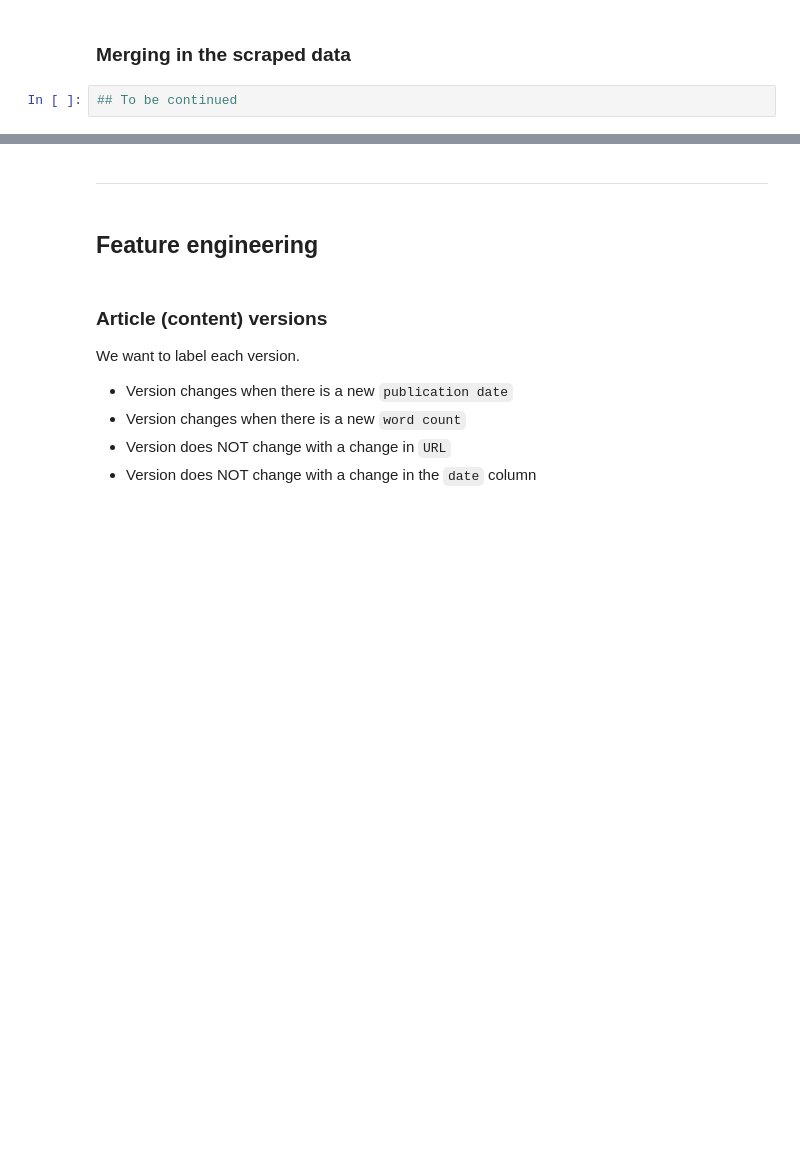
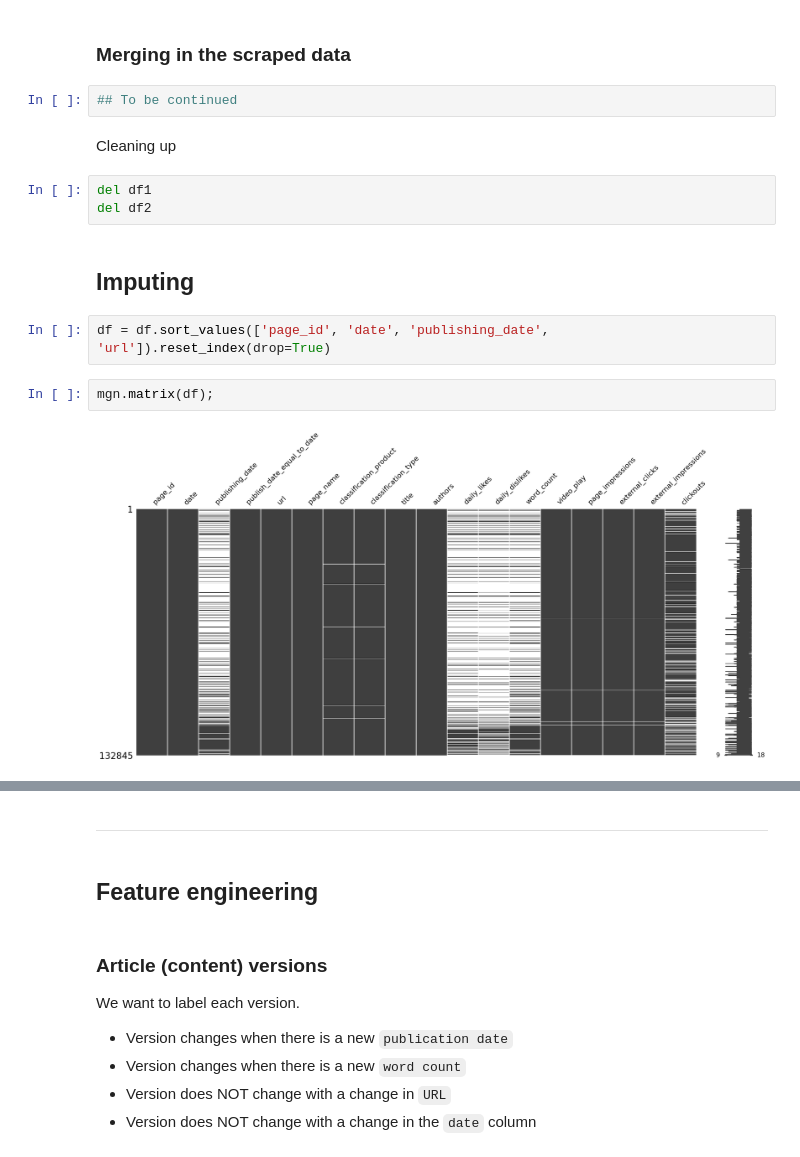
Before and after one commit to RenzoTorrecuso/d-drivers, a Jupyter notebook: notebooks/Cleaning-categorising-katja.ipynb, the cells around one changed output, grey strips where cells are left out. Drawn from its saved outputs; the diff is of its cells as text; blank space fills up the shorter version.

```diff
--- a/notebooks/Cleaning-categorising-katja.ipynb
+++ b/notebooks/Cleaning-categorising-katja.ipynb
@@ -128,3 +187,16 @@ mgn.matrix(df);
 ### Merging in the scraped data
 # %%
 ## To be continued
+# %% [markdown]
+Cleaning up
+# %%
+del df1
+del df2
+# %% [markdown]
+## Imputing
+# %%
+df = df.sort_values(['page_id', 'date', 'publishing_date', 'url']).reset_index(drop=True)
+# %%
+mgn.matrix(df);
+# %% [output]
+[figure, added]
```
Also changed, not shown: parts of 37 cells of this notebook, 2 other files.
